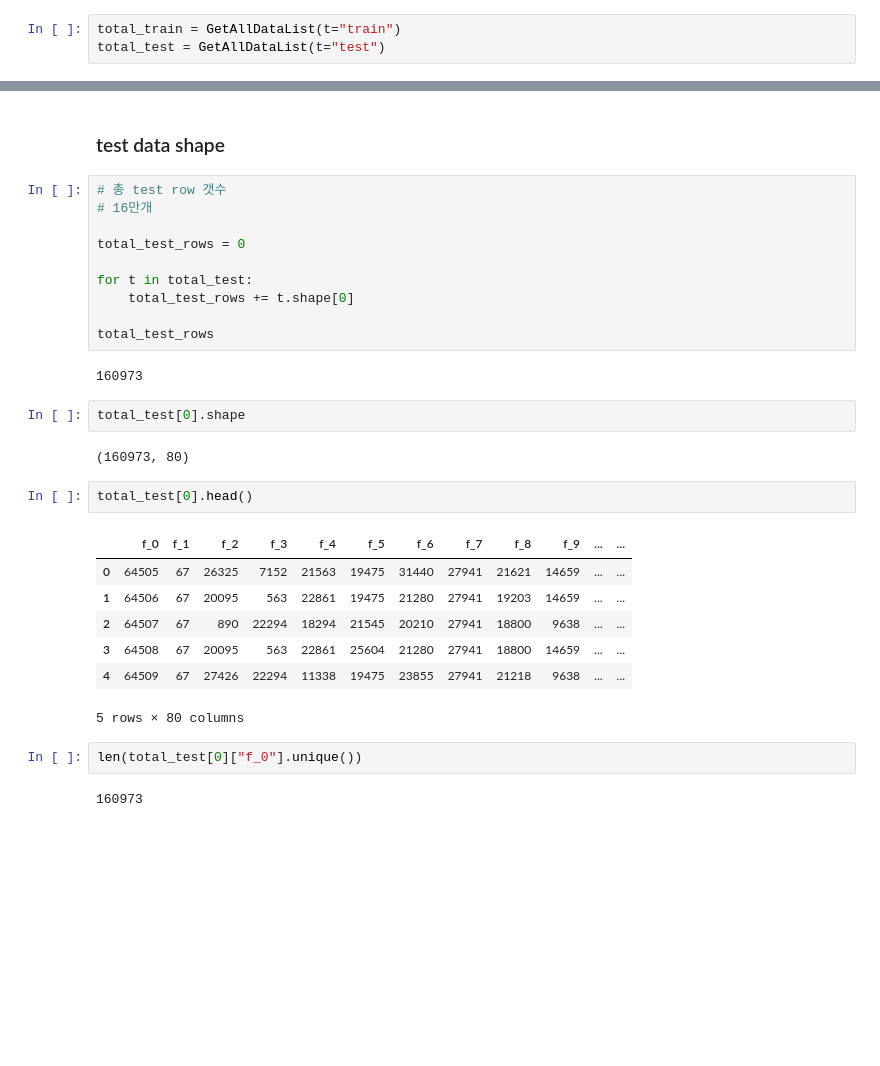
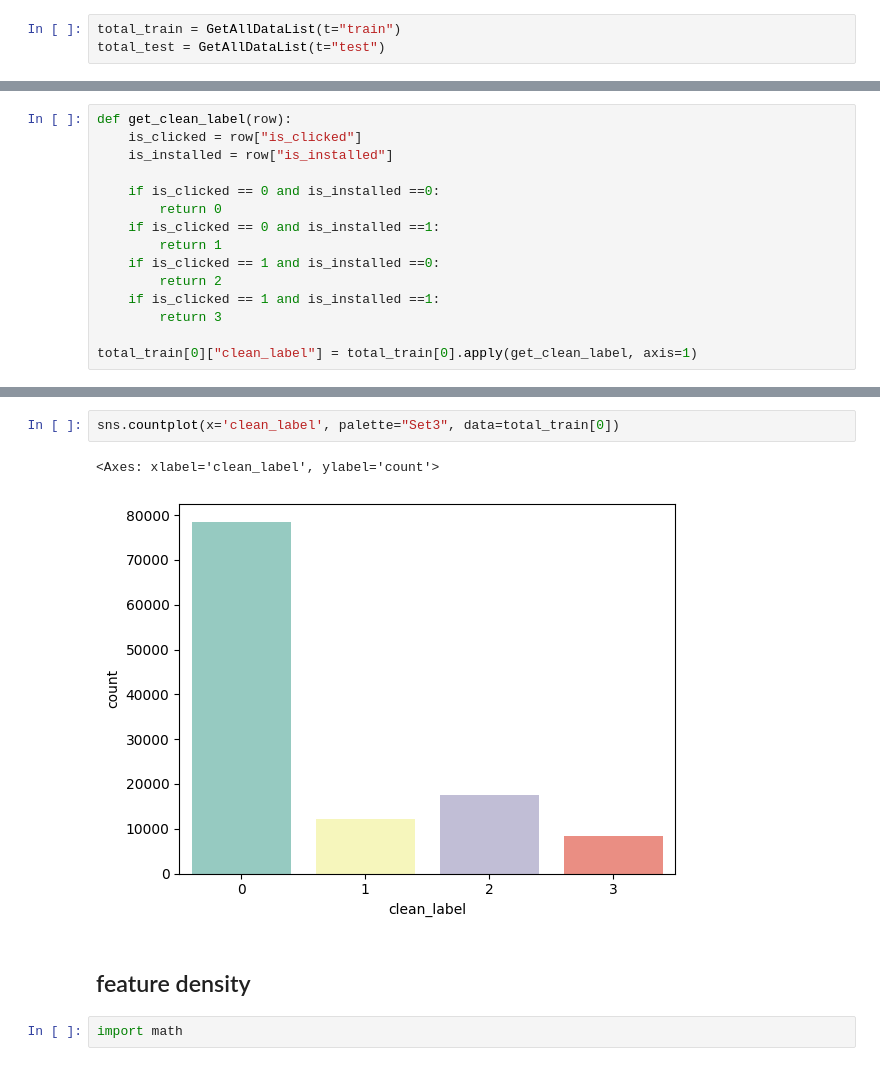
Before and after one commit to mmvv11/RecsysEDA, a Jupyter notebook: EDA.ipynb, the cells around one changed output, grey strips where cells are left out. Drawn from its saved outputs; the diff is of its cells as text; blank space fills up the shorter version.

```diff
--- a/EDA.ipynb
+++ b/EDA.ipynb
@@ -87 +180,16 @@ total_train_rows
+# %%
+def get_clean_label(row):
+    is_clicked = row["is_clicked"]
+    is_installed = row["is_installed"]
+
+    if is_clicked == 0 and is_installed ==0:
+        return 0
+    if is_clicked == 0 and is_installed ==1:
+        return 1
+    if is_clicked == 1 and is_installed ==0:
+        return 2
+    if is_clicked == 1 and is_installed ==1:
+        return 3
+
+total_train[0]["clean_label"] = total_train[0].apply(get_clean_label, axis=1)
 # %%
@@ -118,32 +211,9 @@ total_train[0].describe()
-# %% [markdown]
-### test data shape
-# %%
-# 총 test row 갯수
-# 16만개
-
-total_test_rows = 0
-
-for t in total_test:
-    total_test_rows += t.shape[0]
-
-total_test_rows
-# %% [output]
-160973
-# %%
-total_test[0].shape
-# %% [output]
-(160973, 80)
-# %%
-total_test[0].head()
-# %% [output]
-|  | f_0 | f_1 | f_2 | f_3 | f_4 | f_5 | f_6 | f_7 | f_8 | f_9 | ... | ... |
-| 0 | 64505 | 67 | 26325 | 7152 | 21563 | 19475 | 31440 | 27941 | 21621 | 14659 | ... | ... |
-| 1 | 64506 | 67 | 20095 | 563 | 22861 | 19475 | 21280 | 27941 | 19203 | 14659 | ... | ... |
-| 2 | 64507 | 67 | 890 | 22294 | 18294 | 21545 | 20210 | 27941 | 18800 | 9638 | ... | ... |
-| 3 | 64508 | 67 | 20095 | 563 | 22861 | 25604 | 21280 | 27941 | 18800 | 14659 | ... | ... |
-| 4 | 64509 | 67 | 27426 | 22294 | 11338 | 19475 | 23855 | 27941 | 21218 | 9638 | ... | ... |
-5 rows × 80 columns
-# %%
-len(total_test[0]["f_0"].unique())
-# %% [output]
-160973
+# %%
+sns.countplot(x='clean_label', palette="Set3", data=total_train[0])
+# %% [output]
+<Axes: xlabel='clean_label', ylabel='count'>
+[figure, added]
+# %% [markdown]
+## feature density
+# %%
+import math
```
Also changed, not shown: parts of 25 cells of this notebook.
